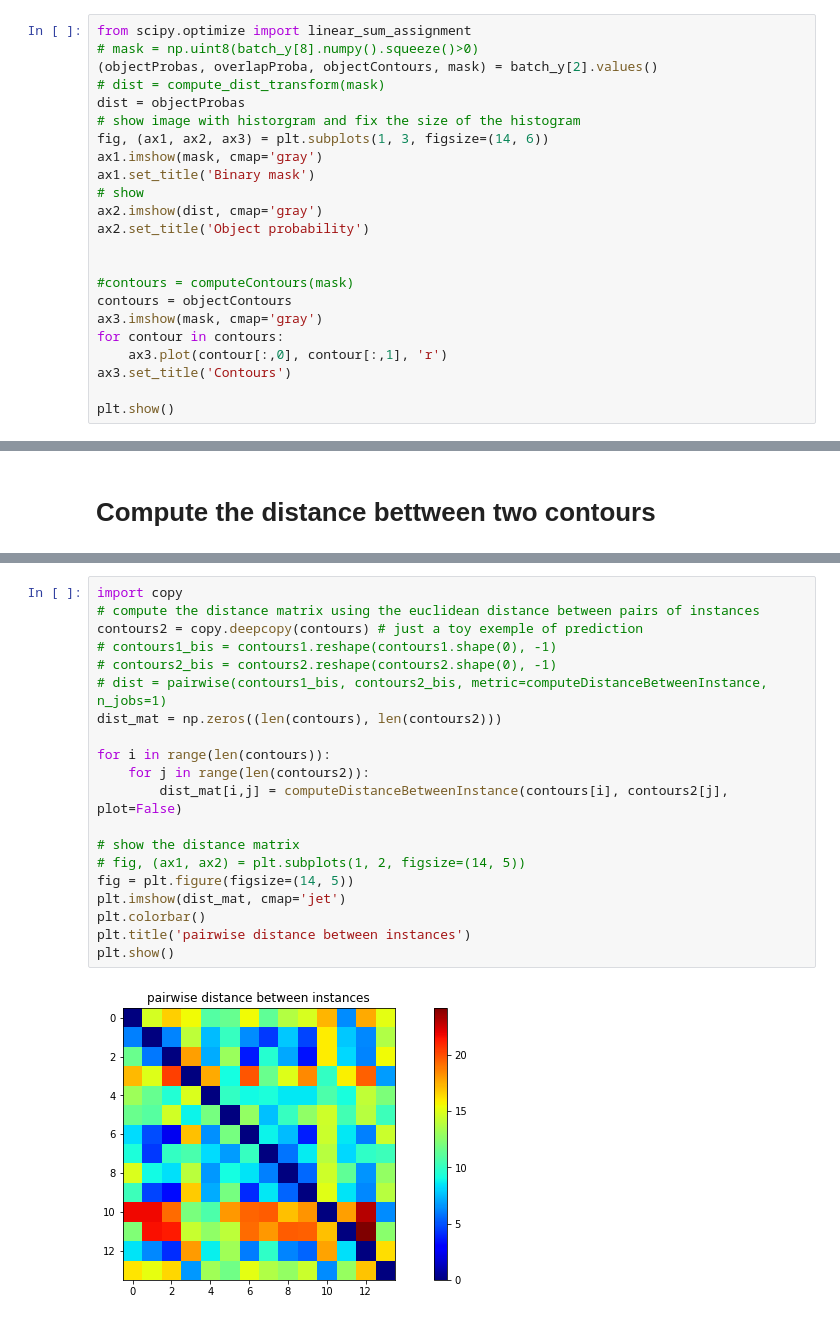
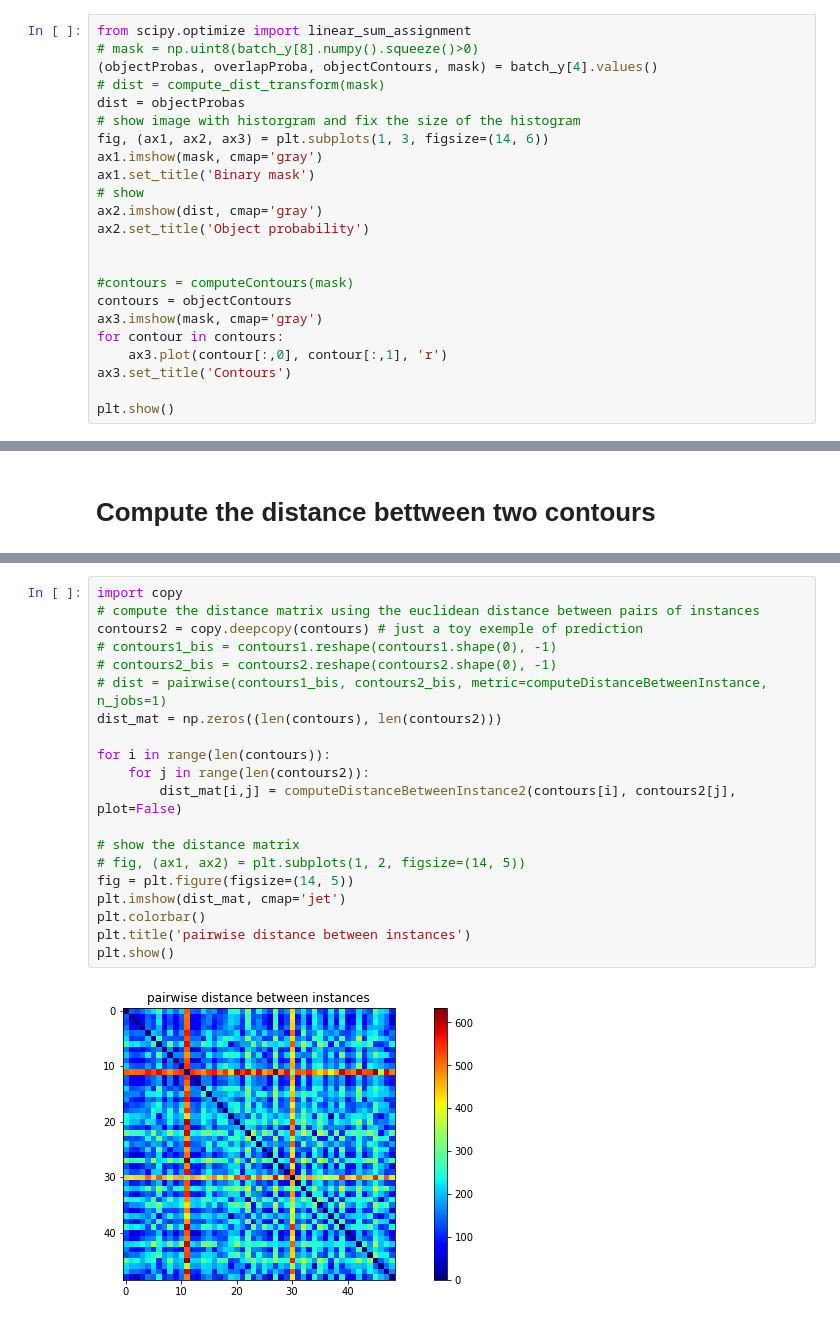
Before and after one commit to mbeni12333/SplineDist, a Jupyter notebook: src/Experiments/contours.ipynb, the cells around one changed output, grey strips where cells are left out. Saved outputs shown, nothing was run; the diff lists cells and outputs as text.

```diff
--- a/src/Experiments/contours.ipynb
+++ b/src/Experiments/contours.ipynb
@@ -153,7 +154,7 @@ plt.show()
 # %%
 from scipy.optimize import linear_sum_assignment
 # mask = np.uint8(batch_y[8].numpy().squeeze()>0)
-(objectProbas, overlapProba, objectContours, mask) = batch_y[2].values()
+(objectProbas, overlapProba, objectContours, mask) = batch_y[4].values()
 # dist = compute_dist_transform(mask)
 dist = objectProbas
 # show image with historgram and fix the size of the histogram
@@ -276,25 +232,25 @@ computeDistanceBetweenInstance2(contours[2], contours[4], plot=True)
 # %%
 import copy
 # compute the distance matrix using the euclidean distance between pairs of instances
 contours2 = copy.deepcopy(contours) # just a toy exemple of prediction
 # contours1_bis = contours1.reshape(contours1.shape(0), -1)
 # contours2_bis = contours2.reshape(contours2.shape(0), -1)
 # dist = pairwise(contours1_bis, contours2_bis, metric=computeDistanceBetweenInstance, n_jobs=1)
 dist_mat = np.zeros((len(contours), len(contours2)))
 
 for i in range(len(contours)):
     for j in range(len(contours2)):
-        dist_mat[i,j] = computeDistanceBetweenInstance(contours[i], contours2[j], plot=False)
+        dist_mat[i,j] = computeDistanceBetweenInstance2(contours[i], contours2[j], plot=False)
 
 # show the distance matrix
 # fig, (ax1, ax2) = plt.subplots(1, 2, figsize=(14, 5))
 fig = plt.figure(figsize=(14, 5))
 plt.imshow(dist_mat, cmap='jet')
 plt.colorbar()
 plt.title('pairwise distance between instances')
 plt.show()
 # %% [output]
-[figure, old version]
+[figure, new version]
 # %%
 dist_mat.argmin(axis=1)
 # %% [output]
```
Also changed, not shown: parts of 7 cells of this notebook, 7 other files.
